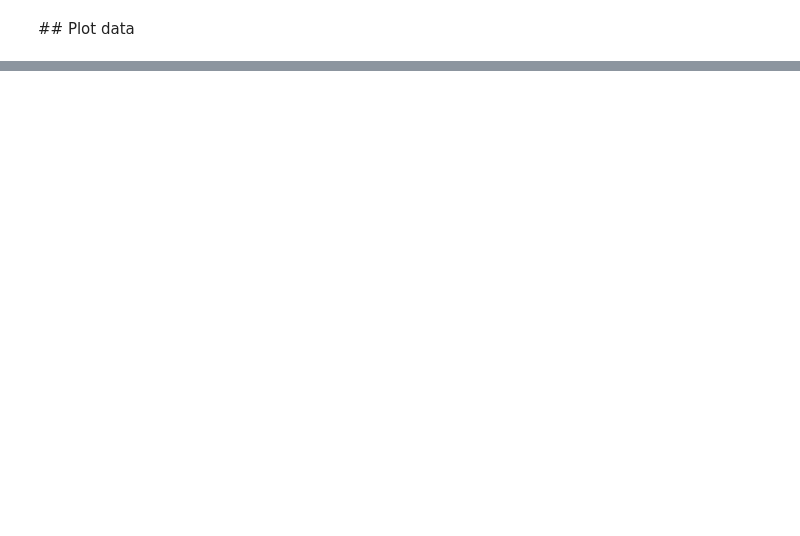
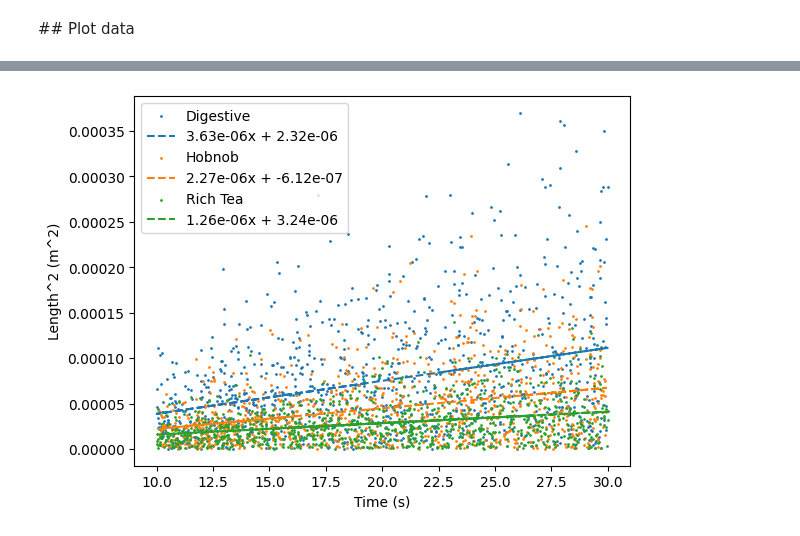
Before and after one commit to maximillian-dolan/ML_dunking, a Jupyter notebook: rate_analysis.ipynb, the cells around one changed output, grey strips where cells are left out. Drawn from its saved outputs; the diff is of its cells as text; code cells hidden in the pictures; blank space fills up the shorter version.

```diff
--- a/rate_analysis.ipynb
+++ b/rate_analysis.ipynb
@@ -48,0 +91,13 @@ plt.show()
+# %%
+# Find m for known biscuits and then compare to n for unkown biscuits
+
+pore_data['L^2'] = pore_data['L']
+pore_data['m'] = (pore_data['gamma'] * pore_data['r'] * np.cos(pore_data['phi']))/(2*pore_data['eta'])
+
+named_biscuit_ms = {}
+
+for biscuit in named_biscuits:
+    named_biscuit_ms[biscuit] = np.mean(pore_data[pore_data['biscuit'] == biscuit]['m'])
+
+print(named_biscuit_ms)
+print(unknown_biscuit_ms)
@@ -48,0 +107,10 @@ plt.show()
+# %%
+# Bin m for known biscuits
+
+fig, ax = plt.subplots()
+
+for index, biscuit in enumerate(named_biscuits):
+    ax.hist(pore_data[pore_data['biscuit'] == biscuit]['m'], bins = 20, alpha = 0.8, label = biscuit)
+
+ax.legend()
+plt.show()
@@ -48,0 +119,22 @@ plt.show()
+# %%
+# Plots L^2 against t for dunk data
+
+dunk_data['L^2'] = dunk_data['L']**2
+
+fig,ax = plt.subplots()
+
+for index, biscuit in enumerate(named_biscuits):
+    x, y = dunk_data[dunk_data['biscuit'] == biscuit]['t'], dunk_data[dunk_data['biscuit'] == biscuit]['L^2']
+    m, c = np.polyfit(x, y, 1)
+    trend = [m * xi + c for xi in x]
+
+    plt.scatter(x, y, label=biscuit, s =1)
+    plt.plot(x, trend, linestyle = '--', label = f'{"{:.2e}".format(m)}x + {"{:.2e}".format(c)}')
+
+ax.set_xlabel('Time (s)')
+ax.set_ylabel('Length^2 (m^2)')
+ax.legend()
+
+plt.show()
+# %% [output]
+[figure, added]
```
Also changed, not shown: parts of 9 cells of this notebook.
